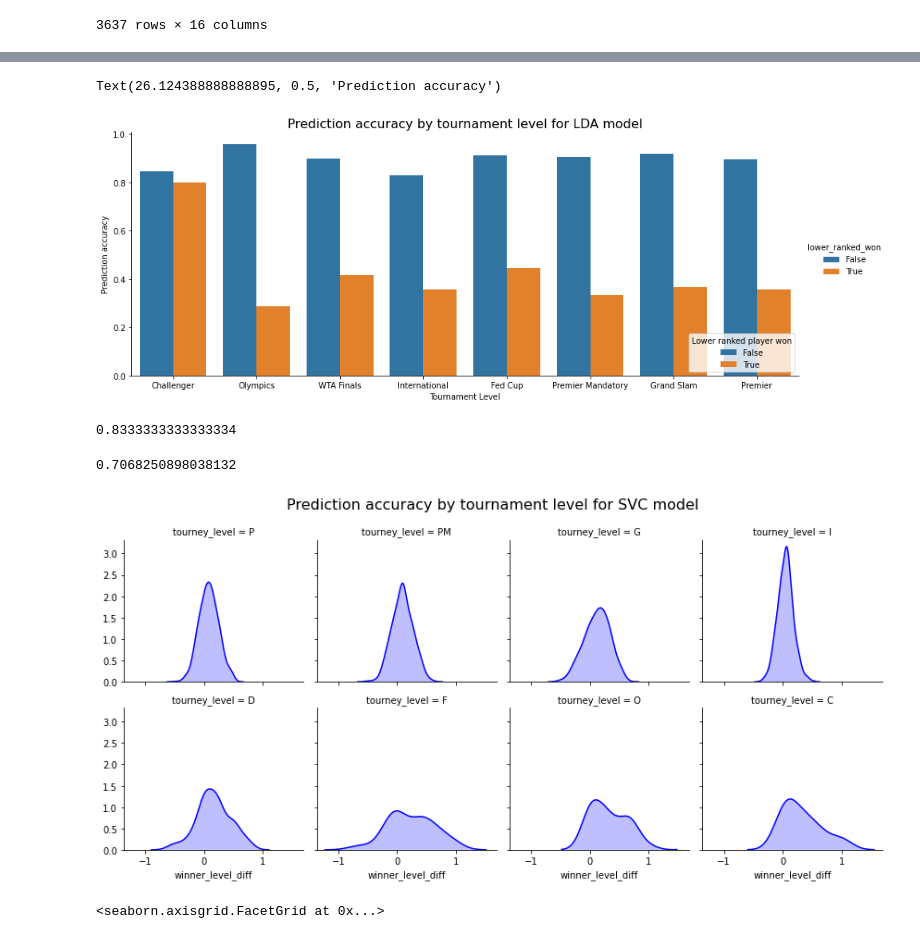
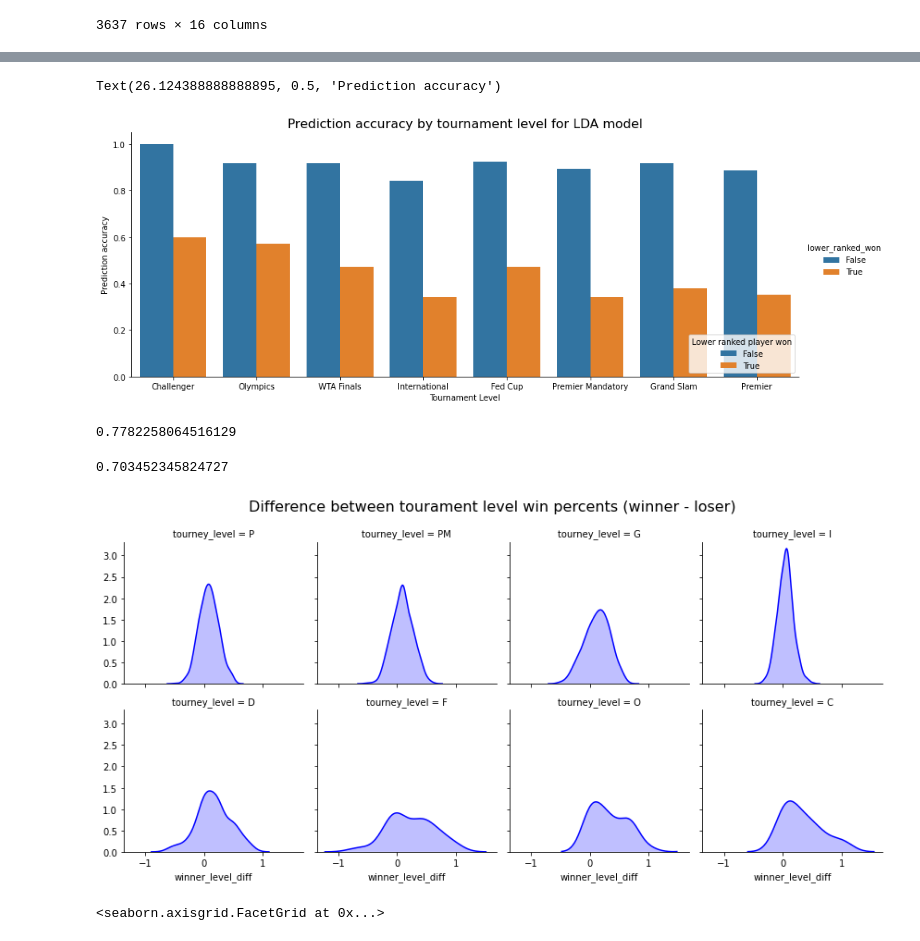
Before and after one commit to nickdevin/Tennis_Predicting, a Jupyter notebook: capstone_final.ipynb, the cells around one changed output, grey strips where cells are left out. Drawn from its saved outputs; the diff is of its cells as text; code cells hidden in the pictures.

```diff
--- a/capstone_final.ipynb
+++ b/capstone_final.ipynb
@@ -1363,14 +1363,14 @@ print(gnb.score(X_test_ens, y_test)) #small improvement on baseline
 0.6967280725872972
 0.6964531207038768
 # %%
-# Want to examine the performance of the best model (LDA) more in-depth
+# Want to examine the performance of the best model (gradient boosting classifier) more in-depth
 
 # Specifically, want to study the case when the lower-ranked player is correctly chosen as the winner
 
-lda_predictions = lda.predict(X_test_ens)
+gbc_predictions = gbc_best.predict(X_test_ens)
 
 pred_rows = matches3.loc[y_test.index].copy()
-pred_rows['prediction'] = lda_predictions
+pred_rows['prediction'] = gbc_predictions
 
 pred_rows = pred_rows[['surface',
                        'tourney_level',
@@ -1487,23 +1487,23 @@ plt.xlabel('Tournament Level')
 plt.ylabel('Prediction accuracy')
 # %% [output]
 Text(26.124388888888895, 0.5, 'Prediction accuracy')
-[figure, old version]
+[figure, new version]
 # %%
-# At Challenger, correctly guess winner 83% of the time
-# This is due to a huge increase in predictive accuracy for matches in which the higher-ranked player won
-# Reasons?
+# At C/O/D/F tournaments, correctly guess winner 83% of the time
+# This is due to an increase in predictive accuracy for matches in which the higher-ranked player won
+# What are reasons for this increase?
 
-total = pred_rows[pred_rows['tourney_level'].isin(['C'])].shape[0]
-correct = pred_rows[pred_rows['tourney_level'].isin(['C']) & (pred_rows['correct'] == True)].shape[0]
+total = pred_rows[pred_rows['tourney_level'].isin(['C', 'O', 'D', 'F'])].shape[0]
+correct = pred_rows[pred_rows['tourney_level'].isin(['C', 'O', 'D', 'F']) & (pred_rows['correct'] == True)].shape[0]
 correct / total
 # %% [output]
-0.8333333333333334
+0.7782258064516129
 # %%
-total = pred_rows[~pred_rows['tourney_level'].isin(['C'])].shape[0]
-correct = pred_rows[(~pred_rows['tourney_level'].isin(['C'])) & (pred_rows['correct'] == True)].shape[0]
+total = pred_rows[~pred_rows['tourney_level'].isin(['C', 'O', 'D', 'F'])].shape[0]
+correct = pred_rows[(~pred_rows['tourney_level'].isin(['C', 'O', 'D', 'F'])) & (pred_rows['correct'] == True)].shape[0]
 correct / total
 # %% [output]
-0.7068250898038132
+0.703452345824727
 # %%
 pred_rows['winner_level_diff'] = ((pred_rows['player_1_level_win_pct']
                                    - pred_rows['player_2_level_win_pct'])
@@ -1517,19 +1517,17 @@ pred_rows['winner_form_diff'] = ((pred_rows['player_1_recent_form']
                                   - pred_rows['player_2_recent_form'])
                                  *(-1+2*(pred_rows['target']=='player_1')))
 # %%
-# What explains the increase in predictive accuracy for C, and to a lesser extent F and D, for matches won by
-# lower-ranked players?
+# What explains the increase in predictive accuracy for C, O, F, D for matches won by lower-ranked players?
 
-# For F and C, tourney_level win % seems to be a stronger predictor of winner.
-# Same true for O, but this did not see improvement in predictive power for lower-ranked players winning.
-
+# For these four tournament levels, the distributions are right-skewed, while the other tournaments are
+# more symmetrical. Tournament level win % is a more effective predictor for these levels
 grid = sns.FacetGrid(data = pred_rows, col = 'tourney_level', col_wrap = 4)
 grid.map(sns.kdeplot, 'winner_level_diff', shade = True, color = 'blue')
 
-grid.fig.suptitle('Prediction accuracy by tournament level for SVC model', size = 16)
+grid.fig.suptitle('Difference between tourament level win percents (winner - loser)', size = 16)
 grid.fig.subplots_adjust(top=.875)
 # %% [output]
-[figure, old version]
+[figure, new version]
 # %%
 # For D and C, recent form seems to be a stronger predictor of winner
 
```
Also changed, not shown: parts of 69 cells of this notebook.
